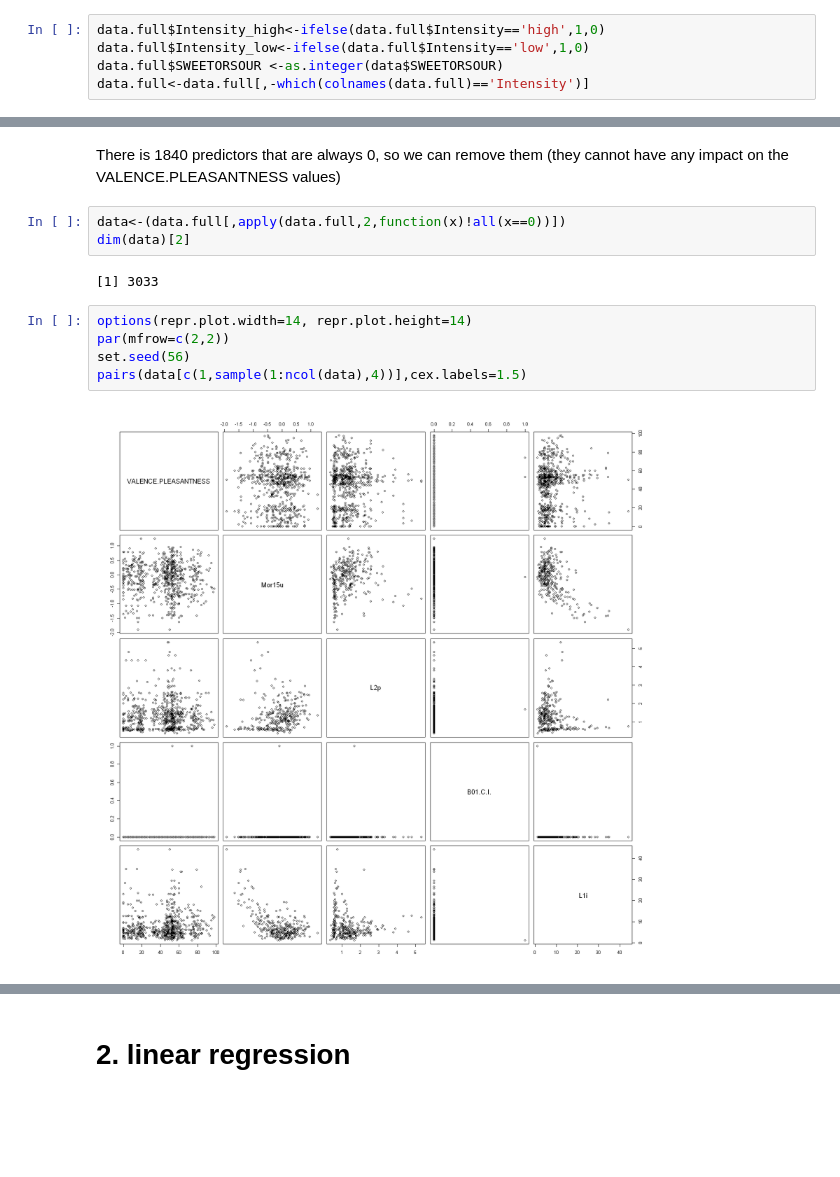
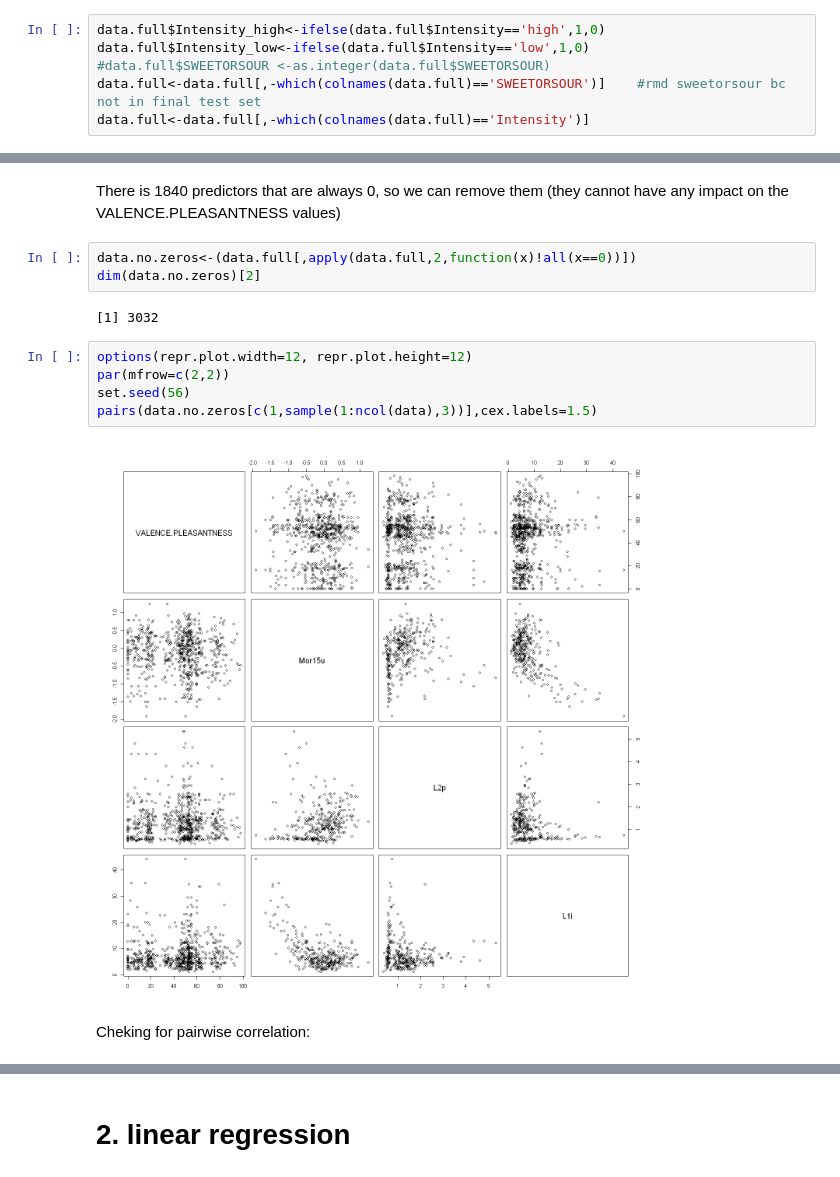
Before and after one commit to tomcastigl/BIO-322_mini_proj, a Jupyter notebook: src/projectA.ipynb, the cells around one changed output, grey strips where cells are left out. Saved outputs shown, nothing was run; the diff lists cells and outputs as text; blank space fills up the shorter version.

```diff
--- a/src/projectA.ipynb
+++ b/src/projectA.ipynb
@@ -29,7 +29,8 @@ to get the same type for all predictors(integers and/or decimals), we are going
 # %%
 data.full$Intensity_high<-ifelse(data.full$Intensity=='high',1,0)
 data.full$Intensity_low<-ifelse(data.full$Intensity=='low',1,0)
-data.full$SWEETORSOUR <-as.integer(data$SWEETORSOUR)
+#data.full$SWEETORSOUR <-as.integer(data.full$SWEETORSOUR)
+data.full<-data.full[,-which(colnames(data.full)=='SWEETORSOUR')]    #rmd sweetorsour bc not in final test set
 data.full<-data.full[,-which(colnames(data.full)=='Intensity')]
 # %%
 head(data.full)
@@ -52,14 +53,16 @@ dim(data.full[,apply(data.full,2,function(x) all(x==0))])[2]
 # %% [markdown]
 There is 1840 predictors that are always 0, so we can remove them (they cannot have any impact on the VALENCE.PLEASANTNESS values)
 # %%
-data<-(data.full[,apply(data.full,2,function(x)!all(x==0))])
-dim(data)[2]
+data.no.zeros<-(data.full[,apply(data.full,2,function(x)!all(x==0))])
+dim(data.no.zeros)[2]
 # %% [output]
-[1] 3033
+[1] 3032
 # %%
-options(repr.plot.width=14, repr.plot.height=14)
+options(repr.plot.width=12, repr.plot.height=12)
 par(mfrow=c(2,2))
 set.seed(56)
-pairs(data[c(1,sample(1:ncol(data),4))],cex.labels=1.5)
+pairs(data.no.zeros[c(1,sample(1:ncol(data),3))],cex.labels=1.5)
 # %% [output]
-[figure, old version]
+[figure, new version]
+# %% [markdown]
+Cheking for pairwise correlation:
```
Also changed, not shown: parts of 36 cells of this notebook, 2 other files.
